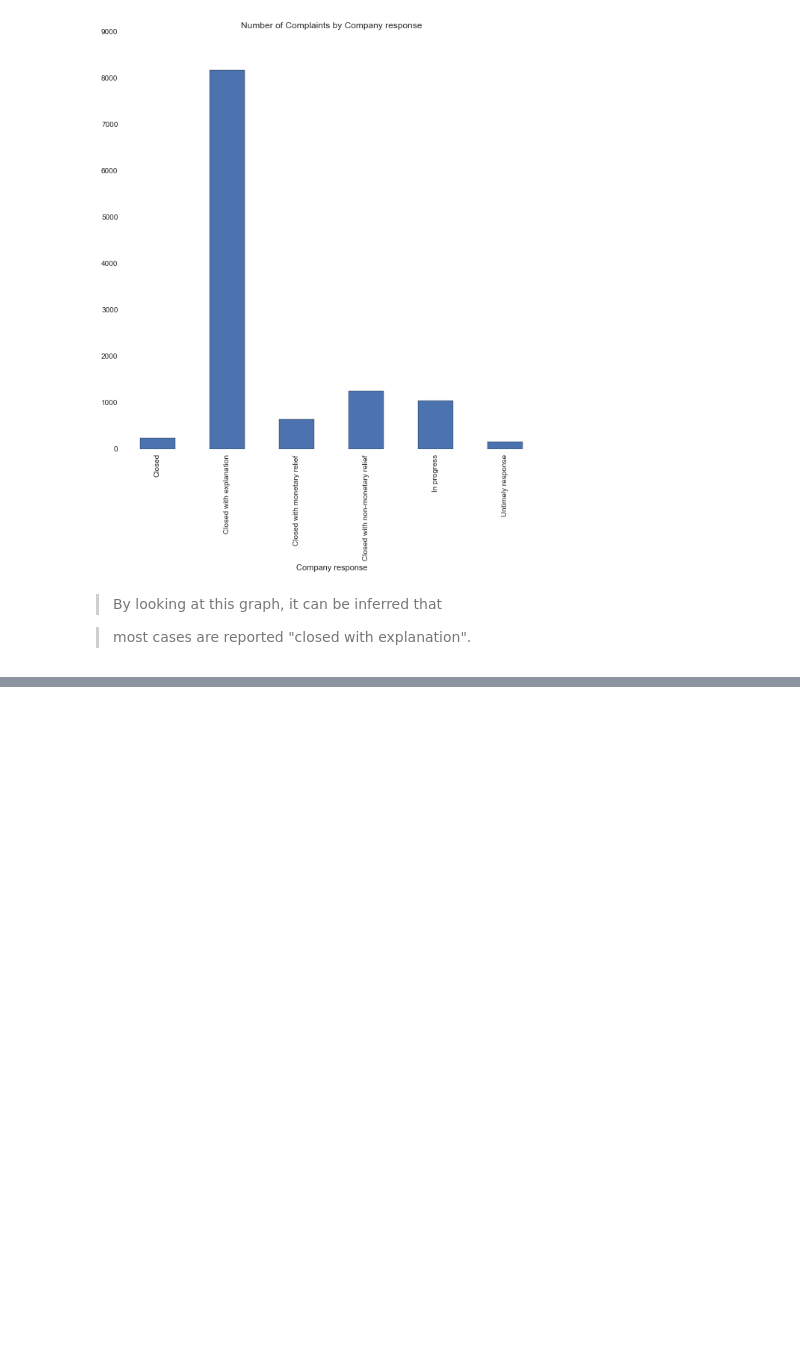
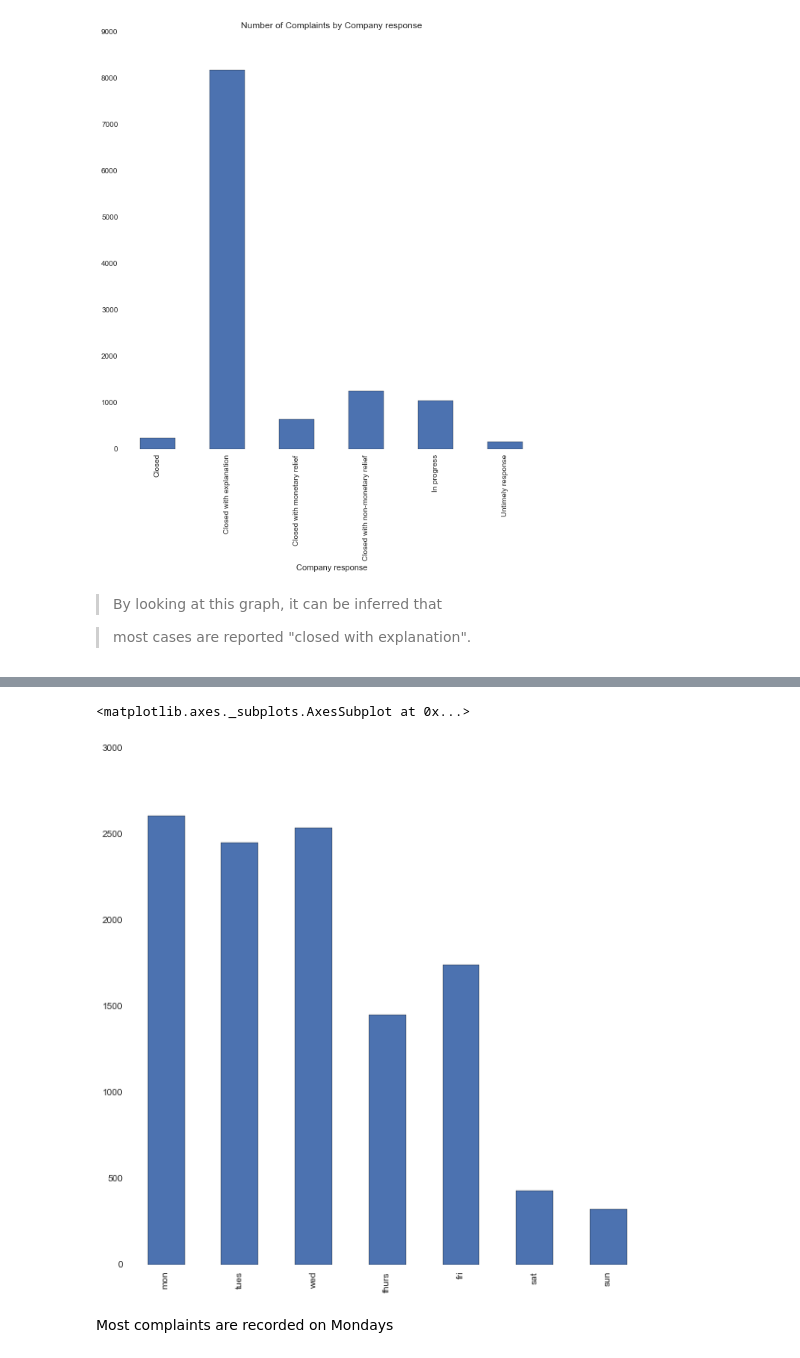
Before and after one commit to lancekrogers/consumer-complaints, a Jupyter notebook: Pandas Day 1.ipynb, the cells around one changed output, grey strips where cells are left out. Cells and saved outputs as stored; diff of their text form; code cells hidden in the pictures; blank space fills up the shorter version.

```diff
--- a/Pandas Day 1.ipynb
+++ b/Pandas Day 1.ipynb
@@ -126,0 +129,9 @@ complaints_data.groupby("Company response").size().plot(title="Number of Complai
+# %%
+new_data = pd.DatetimeIndex(complaints_data["Date sent to company"])
+new_data
+complaints_data['day'] = new_data.dayofweek
+daily = complaints_data.day.value_counts().sort_index()
+
+daily.index = ('mon', 'tues', 'wed', 'thurs', 'fri', 'sat', 'sun')
+
+daily
@@ -126,0 +147,7 @@ complaints_data.groupby("Company response").size().plot(title="Number of Complai
+# %%
+daily.plot(kind='bar', figsize=(10,10))
+# %% [output]
+<matplotlib.axes._subplots.AxesSubplot at 0x...>
+[figure, added]
+# %% [markdown]
+Most complaints are recorded on Mondays
```
Also changed, not shown: parts of 2 cells of this notebook.
